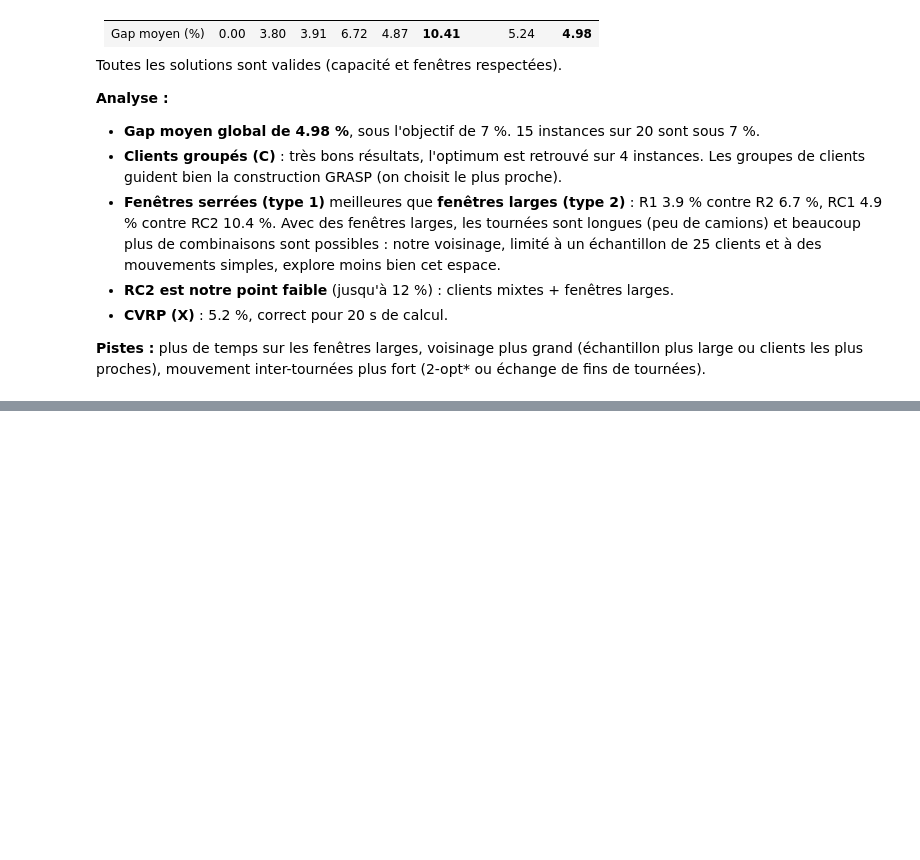
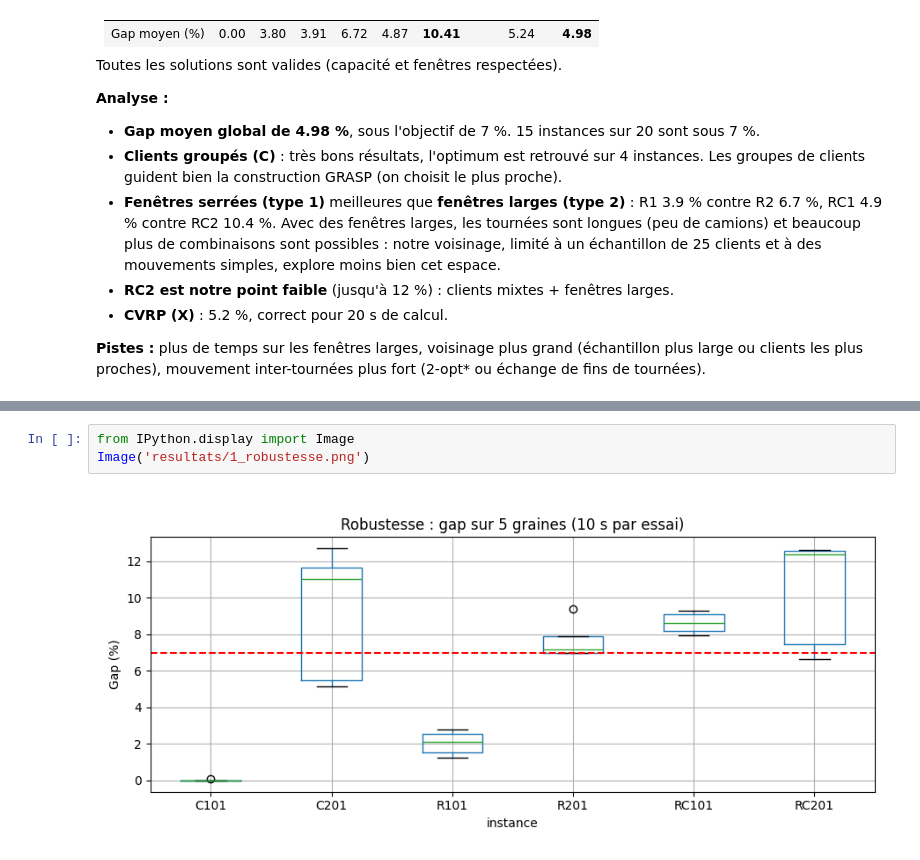
Before and after one commit to gautier111-fr/projet-smart, a Jupyter notebook: Projet_Smart.ipynb, the cells around one changed output, grey strips where cells are left out. Drawn from its saved outputs; the diff is of its cells as text; blank space fills up the shorter version.

Commit message:
Étude statistique : robustesse, convergence, taille et sensibilité

```diff
--- a/Projet_Smart.ipynb
+++ b/Projet_Smart.ipynb
@@ -1305,0 +1537,5 @@ Toutes les solutions sont valides (capacité et fenêtres respectées).
+# %%
+from IPython.display import Image
+Image('resultats/1_robustesse.png')
+# %% [output]
+[figure, added]
```
Also changed, not shown: parts of 13 cells of this notebook, 17 other files.
